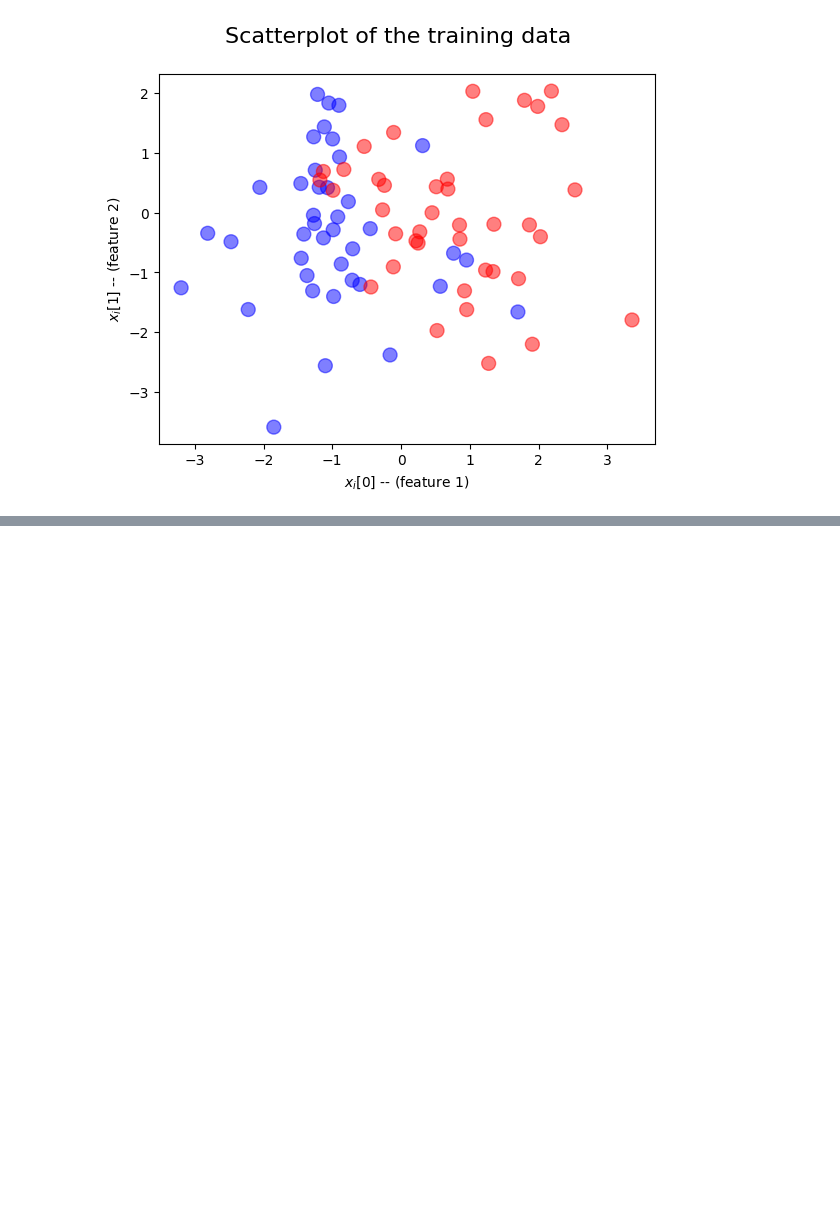
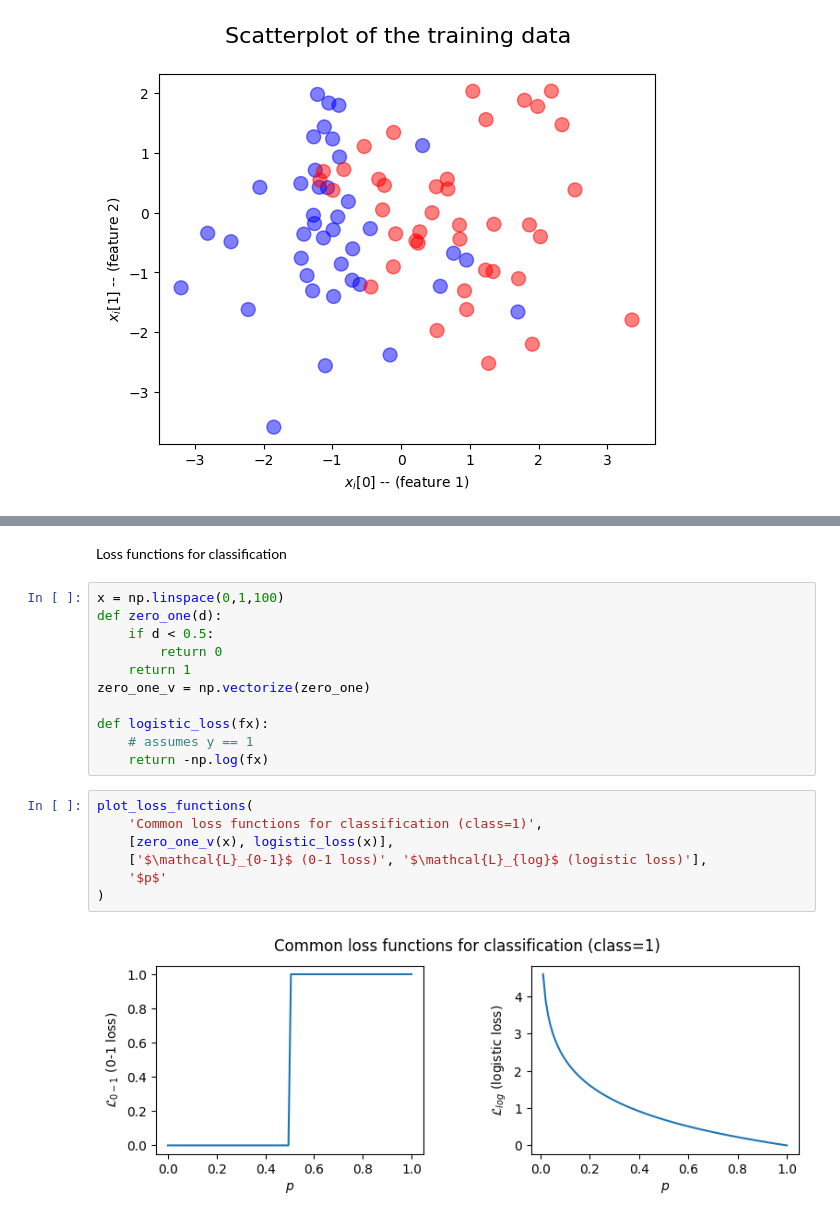
Before and after one commit to jsandtangen/Anvendt-AI---Deep-Learning, a Jupyter notebook: NeuralNetworks/Framework/01-Framework.ipynb, the cells around one changed output, grey strips where cells are left out. Cells and saved outputs as stored; diff of their text form; blank space fills up the shorter version.

```diff
--- a/NeuralNetworks/Framework/01-Framework.ipynb
+++ b/NeuralNetworks/Framework/01-Framework.ipynb
@@ -36,0 +60,22 @@ plt.show()
+# %% [markdown]
+Loss functions for classification
+# %%
+x = np.linspace(0,1,100)
+def zero_one(d):
+    if d < 0.5:
+        return 0
+    return 1
+zero_one_v = np.vectorize(zero_one)
+
+def logistic_loss(fx):
+    # assumes y == 1
+    return -np.log(fx)
+# %%
+plot_loss_functions(
+    'Common loss functions for classification (class=1)',
+    [zero_one_v(x), logistic_loss(x)],
+    ['$\mathcal{L}_{0-1}$ (0-1 loss)', '$\mathcal{L}_{log}$ (logistic loss)'],
+    '$p$'
+)
+# %% [output]
+[figure, added]
```
Also changed, not shown: parts of 3 cells of this notebook.
